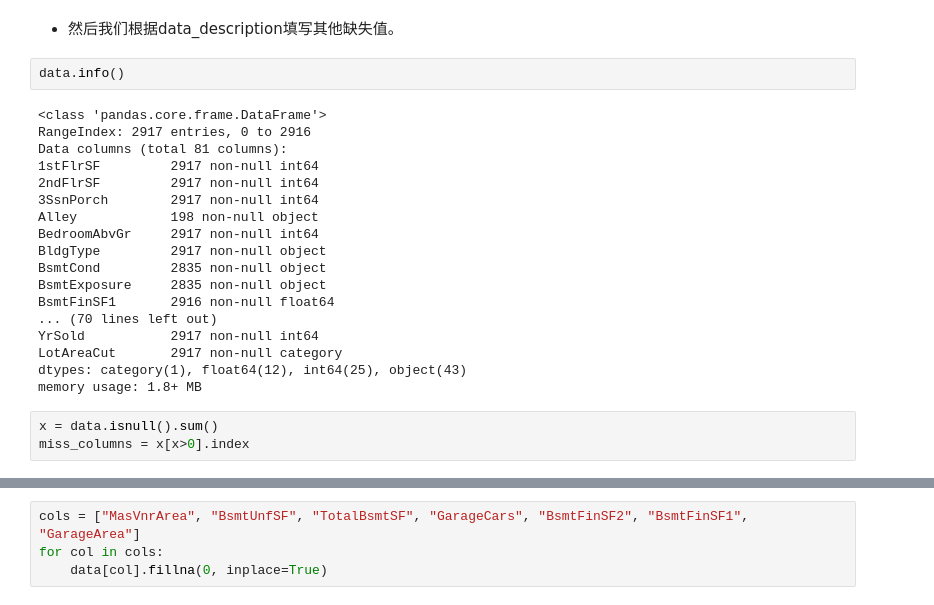
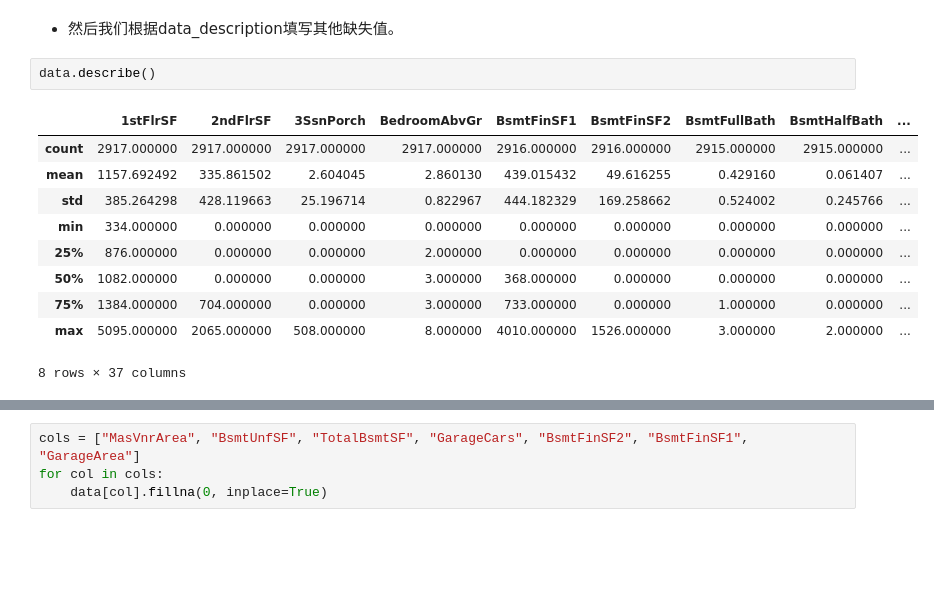
Before and after one commit to zingp/kaggle, a Jupyter notebook: LosAngelesHousePricesForecast/pca.ipynb, the cells around one changed output, grey strips where cells are left out. Drawn from its saved outputs; the diff is of its cells as text; blank space fills up the shorter version.

```diff
--- a/LosAngelesHousePricesForecast/pca.ipynb
+++ b/LosAngelesHousePricesForecast/pca.ipynb
@@ -175,25 +265,15 @@ data['LotFrontage'].mean()
 # %% [markdown]
 - 然后我们根据data_description填写其他缺失值。
 # %%
-data.info()
+data.describe()
 # %% [output]
+|  | 1stFlrSF | 2ndFlrSF | 3SsnPorch | BedroomAbvGr | BsmtFinSF1 | BsmtFinSF2 | BsmtFullBath | BsmtHalfBath | ... |
+| count | 2917.000000 | 2917.000000 | 2917.000000 | 2917.000000 | 2916.000000 | 2916.000000 | 2915.000000 | 2915.000000 | ... |
+| mean | 1157.692492 | 335.861502 | 2.604045 | 2.860130 | 439.015432 | 49.616255 | 0.429160 | 0.061407 | ... |
+| std | 385.264298 | 428.119663 | 25.196714 | 0.822967 | 444.182329 | 169.258662 | 0.524002 | 0.245766 | ... |
+| min | 334.000000 | 0.000000 | 0.000000 | 0.000000 | 0.000000 | 0.000000 | 0.000000 | 0.000000 | ... |
+| 25% | 876.000000 | 0.000000 | 0.000000 | 2.000000 | 0.000000 | 0.000000 | 0.000000 | 0.000000 | ... |
+| 50% | 1082.000000 | 0.000000 | 0.000000 | 3.000000 | 368.000000 | 0.000000 | 0.000000 | 0.000000 | ... |
+| 75% | 1384.000000 | 704.000000 | 0.000000 | 3.000000 | 733.000000 | 0.000000 | 1.000000 | 0.000000 | ... |
+| max | 5095.000000 | 2065.000000 | 508.000000 | 8.000000 | 4010.000000 | 1526.000000 | 3.000000 | 2.000000 | ... |
-<class 'pandas.core.frame.DataFrame'>
-RangeIndex: 2917 entries, 0 to 2916
-Data columns (total 81 columns):
-1stFlrSF         2917 non-null int64
-2ndFlrSF         2917 non-null int64
-3SsnPorch        2917 non-null int64
-Alley            198 non-null object
-BedroomAbvGr     2917 non-null int64
-BldgType         2917 non-null object
-BsmtCond         2835 non-null object
-BsmtExposure     2835 non-null object
-BsmtFinSF1       2916 non-null float64
-... (70 lines left out)
-YrSold           2917 non-null int64
-LotAreaCut       2917 non-null category
-dtypes: category(1), float64(12), int64(25), object(43)
-memory usage: 1.8+ MB
+8 rows × 37 columns
-# %%
-x = data.isnull().sum()
-miss_columns = x[x>0].index
```
Also changed, not shown: parts of 29 cells of this notebook.
